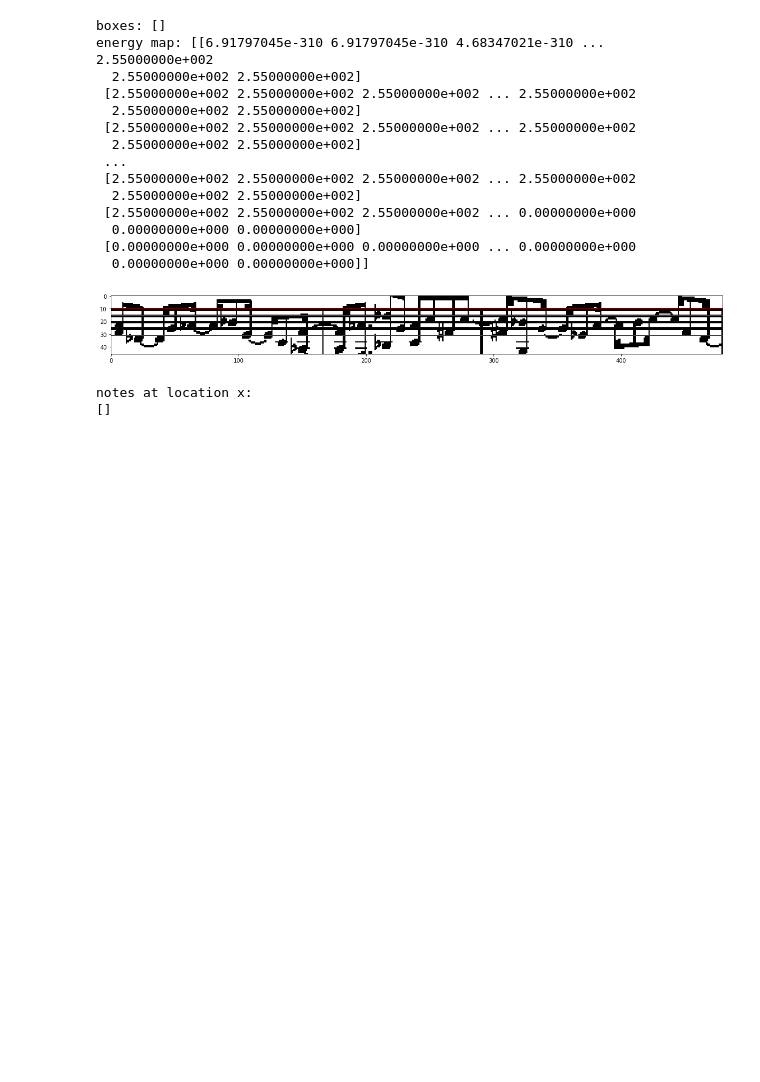
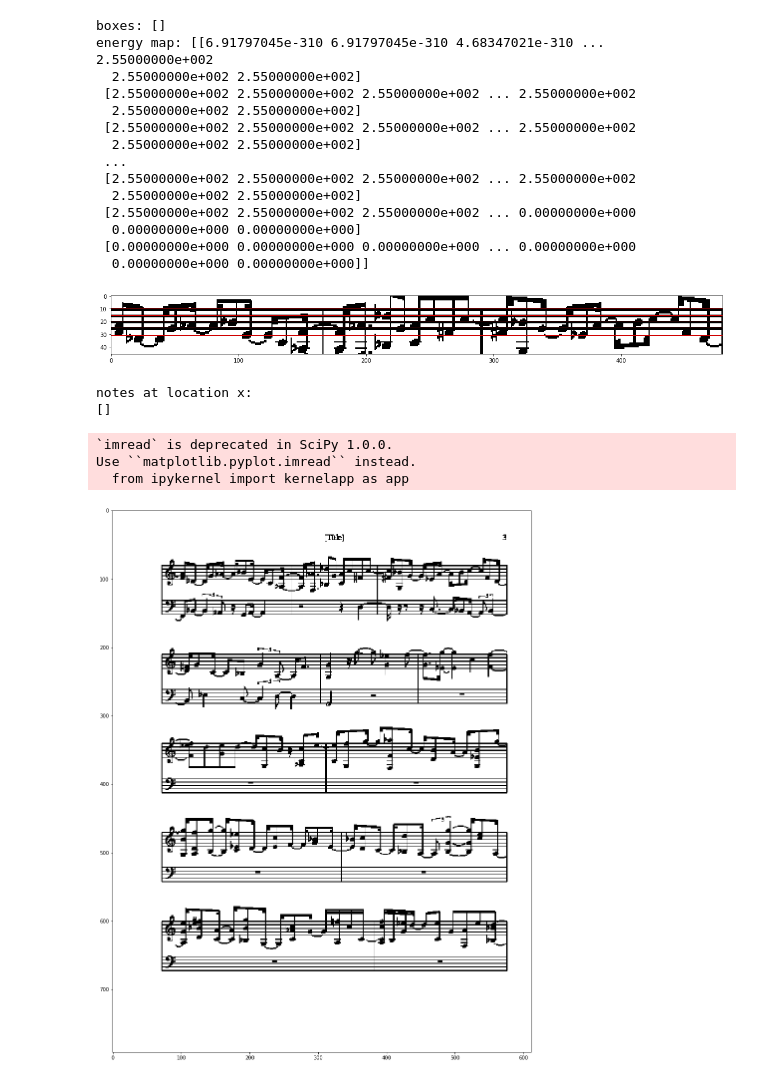
Before and after one commit to db7894/sheet_id, a Jupyter notebook: Summer2018/strip_with_noteheadDetector.ipynb, the cells around one changed output. Saved outputs shown, nothing was run; the diff lists cells and outputs as text; code cells hidden in the pictures; blank space fills up the shorter version.

Commit message:
stress test

```diff
--- a/Summer2018/strip_with_noteheadDetector.ipynb
+++ b/Summer2018/strip_with_noteheadDetector.ipynb
@@ -489,3 +489,19 @@ visualize_output(s, inv_s, lines, boxes)
 [figure]
 notes at location x:
 []
+# %%
+full_pg = 'test_1.png'
+# %%
+pg = importImage(full_pg)
+# %% [output]
+`imread` is deprecated in SciPy 1.0.0.
+Use ``matplotlib.pyplot.imread`` instead.
+  from ipykernel import kernelapp as app
+# %%
+inv_pg = (255*(1-pg)).astype(int)
+# %%
+energy_map, class_map, bbox_map = generateFullpagePrediction(model, inv_pg)
+boxes, scores = inferBoundingBoxes(energy_map, class_map, bbox_map, non_max_suppression_factor=0.25)
+visualizeBoundingBoxes(inv_pg, boxes)
+# %% [output]
+[figure, added]
```
Also changed, not shown: parts of 5 cells of this notebook, 1 other file.
